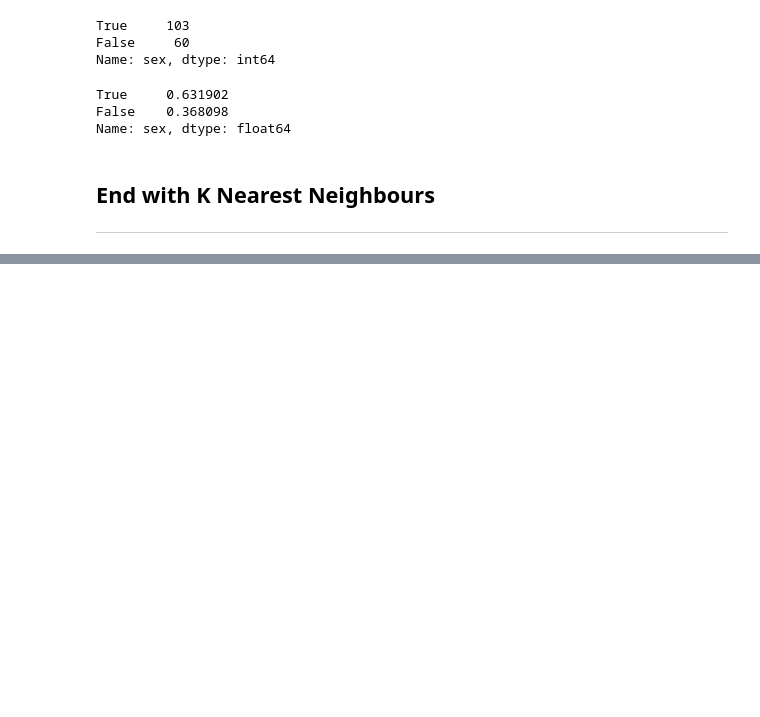
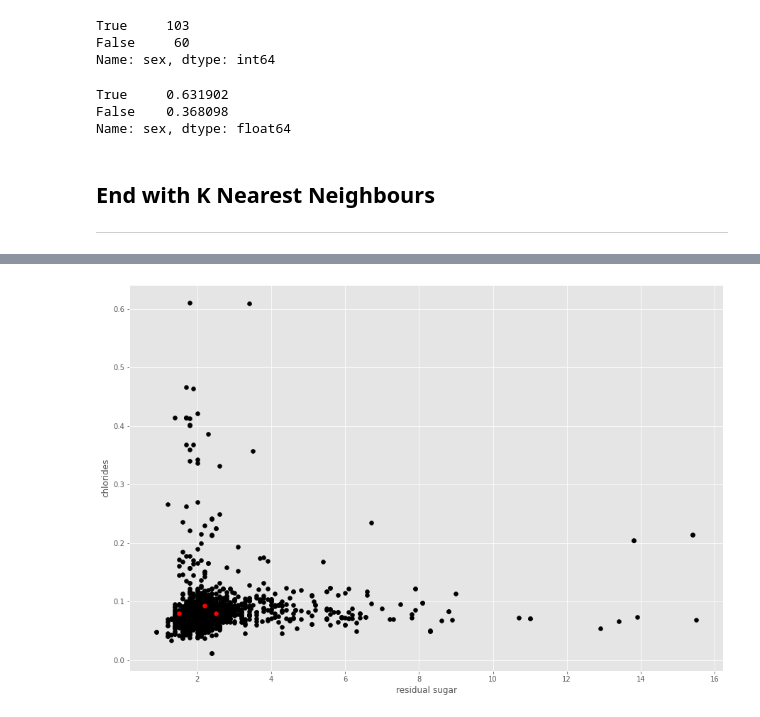
Before and after one commit to PantareeBew/EmergingTechAssessment, a Jupyter notebook: Scikit-Learn.ipynb, the cells around one changed output, grey strips where cells are left out. Cells and saved outputs as stored; diff of their text form; code cells hidden in the pictures; blank space fills up the shorter version.

```diff
--- a/Scikit-Learn.ipynb
+++ b/Scikit-Learn.ipynb
@@ -284,0 +496,14 @@ wq = pd.read_csv("https://raw.githubusercontent.com/PantareeBew/EmergingTechAsse
+# %%
+#Choose the number of clusters (k) and select random centroid for each cluster
+#number of clusters
+K=3
+
+# Select random observation as centroids
+Centroids = (X.sample(n=K))
+plt.scatter(X["residual sugar"],X["chlorides"],c='black')
+plt.scatter(Centroids["residual sugar"],Centroids["chlorides"],c='red')
+plt.xlabel('residual sugar')
+plt.ylabel('chlorides')
+plt.show()
+# %% [output]
+[figure, added]
```
Also changed, not shown: parts of 20 cells of this notebook.
